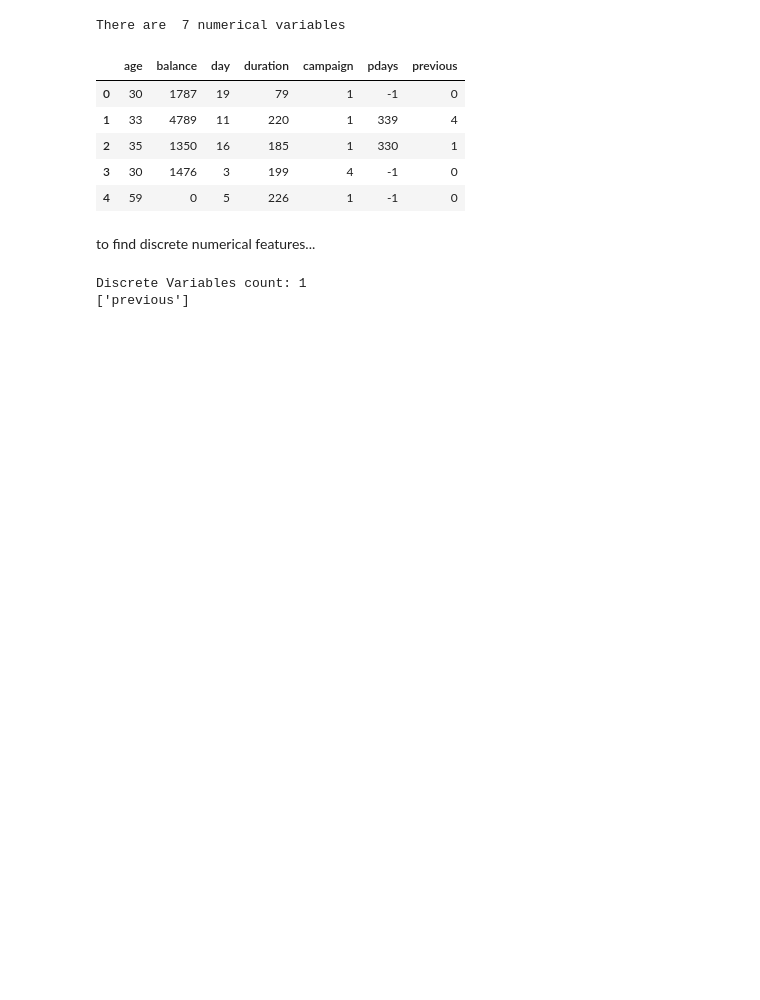
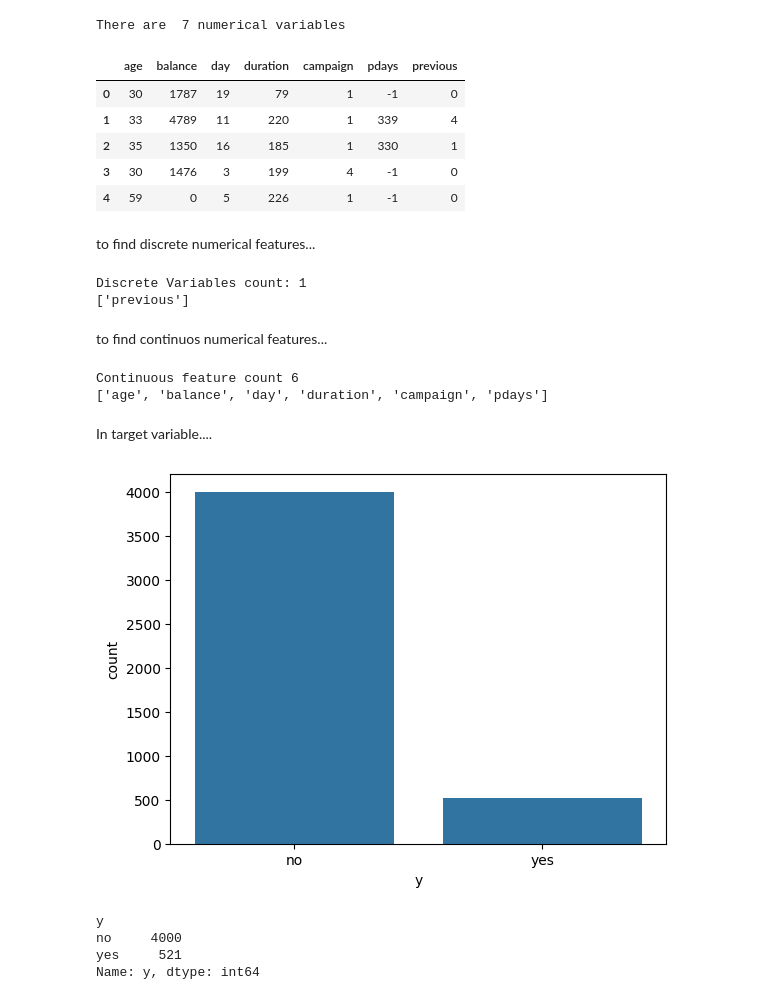
Before and after one commit to Deshan-Senanayake/Classification-ML-CW, a Jupyter notebook: Dataset preparation.ipynb, the cells around one changed output. Cells and saved outputs as stored; diff of their text form; code cells hidden in the pictures; blank space fills up the shorter version.

```diff
--- a/Dataset preparation.ipynb
+++ b/Dataset preparation.ipynb
@@ -202,3 +202,26 @@ print(discrete_features)
 # %% [output]
 Discrete Variables count: 1
 ['previous']
+# %% [markdown]
+to find continuos numerical features...
+# %%
+continuous_features=[feature for feature in numerical_features if feature not in discrete_features+['y']]
+print("Continuous feature count {}".format(len(continuous_features)))
+print(continuous_features)
+# %% [output]
+Continuous feature count 6
+['age', 'balance', 'day', 'duration', 'campaign', 'pdays']
+# %% [markdown]
+In target variable....
+# %%
+sns.countplot(x='y',data=df)
+plt.show()
+# %% [output]
+[figure, added]
+# %%
+df['y'].groupby(df['y']).count()
+# %% [output]
+y
+no     4000
+yes     521
+Name: y, dtype: int64
```
Also changed, not shown: parts of 8 cells of this notebook.
